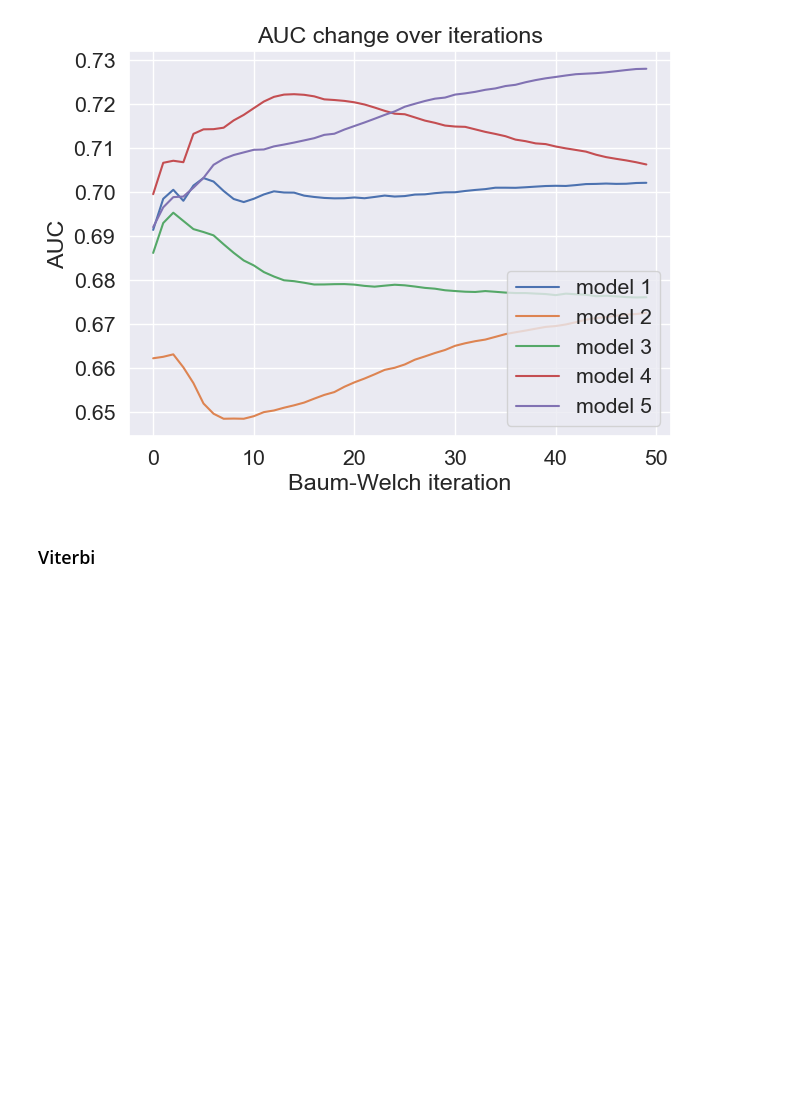
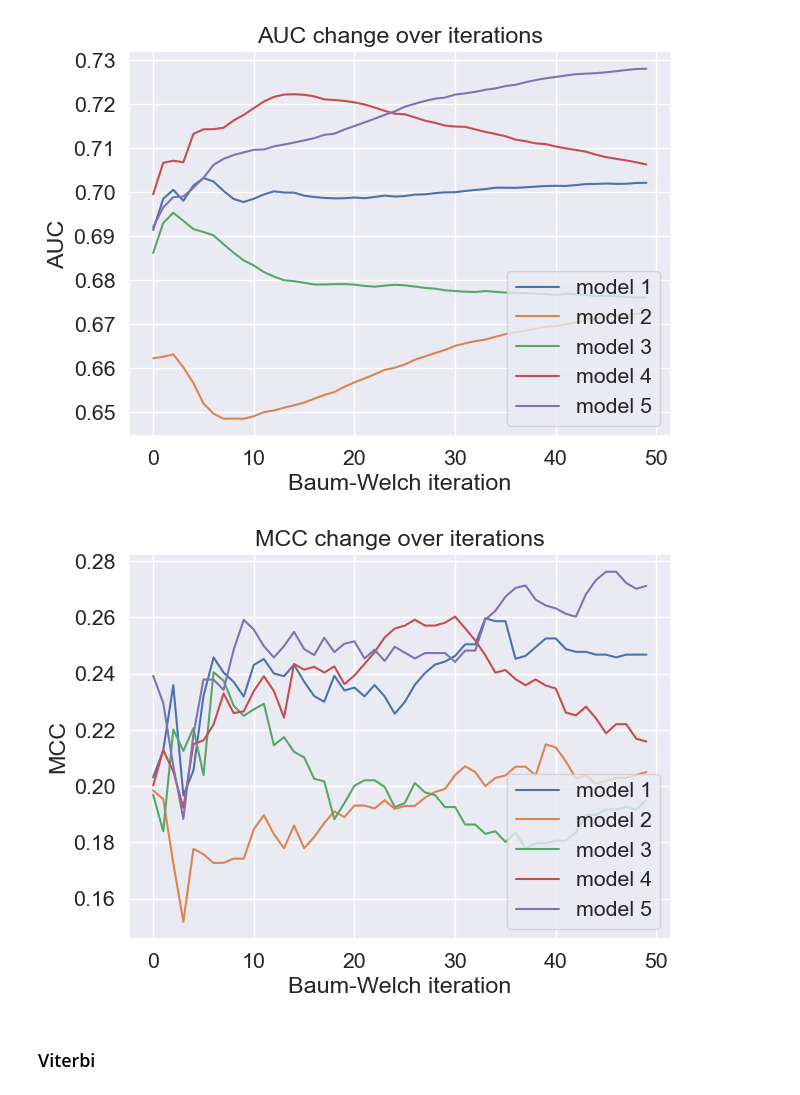
Before and after one commit to JoacAlexis/Algorithms-in-bioinformatics-group-2, a Jupyter notebook: code/joanna_main.ipynb, the cells around one changed output. Saved outputs shown, nothing was run; the diff lists cells and outputs as text; code cells hidden in the pictures; blank space fills up the shorter version.

```diff
--- a/code/joanna_main.ipynb
+++ b/code/joanna_main.ipynb
@@ -39,9 +39,8 @@ def load_peptide_data(file_name):
     peptides = []
 
     for line in loaded_peptides:
-
-        peptides.append(line.upper())
-
+        if len(line) == 50:
+            peptides.append(line.upper())
     return peptides
 # %%
 # Convert peptide to collection of numbers
@@ -727,6 +726,19 @@ plt.savefig(os.path.join(DATA_DIR, "model_AUC_graph.png"), bbox_inches='tight',
 plt.show()
 # %% [output]
 [figure]
+# %%
+plt.figure(figsize=(7, 5))
+
+for i in range(5):
+    plt.plot(all_mccs[i], label=f"model {i+1}")
+    plt.xlabel("Baum-Welch iteration")
+    plt.ylabel("MCC")
+    plt.title("MCC change over iterations")
+plt.legend(loc="lower right")
+plt.savefig(os.path.join(DATA_DIR, "model_MCC_graph.png"), bbox_inches='tight', transparent=True)
+plt.show()
+# %% [output]
+[figure, added]
 # %% [markdown]
 ### Viterbi
 # %%
```
Also changed, not shown: 1 other file.
